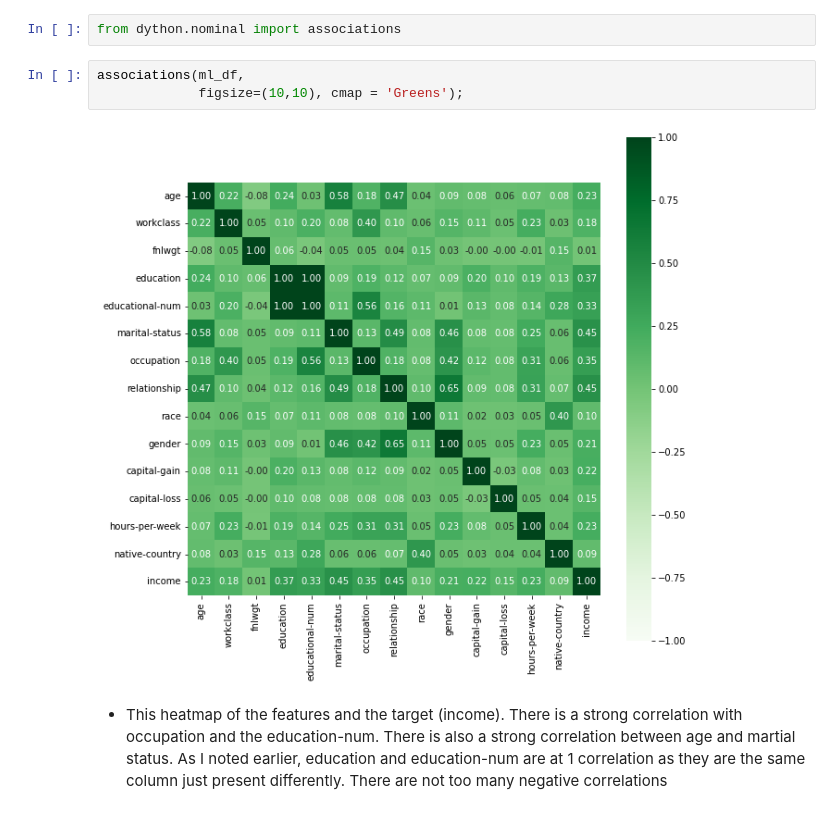
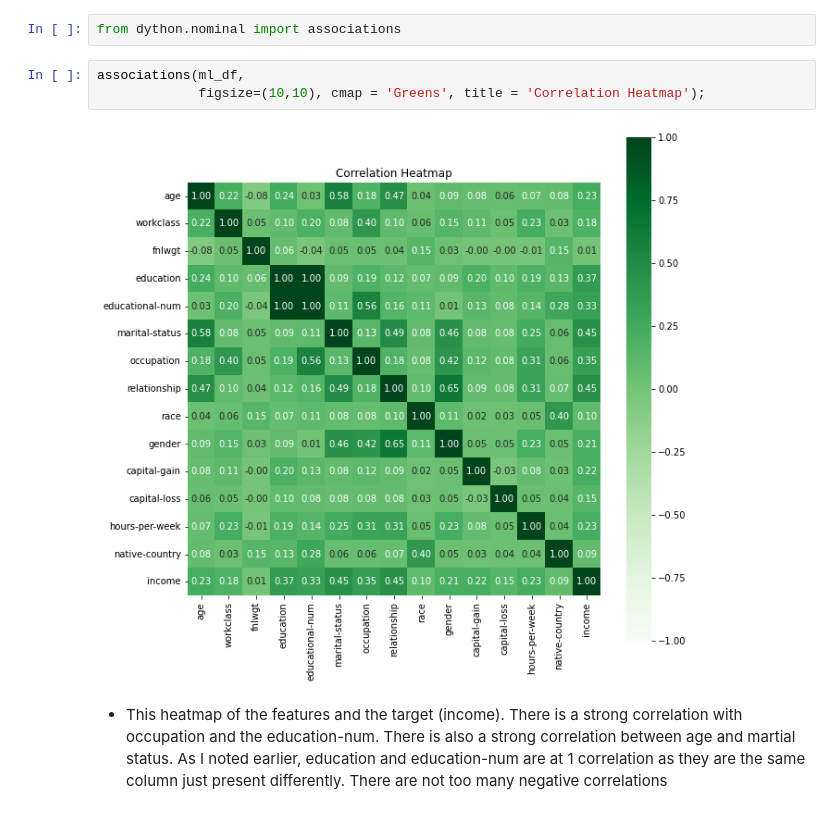
Before and after one commit to mkwak92/AdultIncome, a Jupyter notebook: Project_2.ipynb, the cells around one changed output. Saved outputs shown, nothing was run; the diff lists cells and outputs as text.

```diff
--- a/Project_2.ipynb
+++ b/Project_2.ipynb
@@ -458,9 +458,9 @@ Requirement already satisfied: joblib>=0.11 in /usr/local/lib/python3.7/dist-pac
 from dython.nominal import associations
 # %%
 associations(ml_df,
-             figsize=(10,10), cmap = 'Greens');
+             figsize=(10,10), cmap = 'Greens', title = 'Correlation Heatmap');
 # %% [output]
-[figure, old version]
+[figure, new version]
 # %% [markdown]
 - This heatmap of the features and the target (income). There is a strong correlation with occupation and the education-num. There is also a strong correlation between age and martial status. As I noted earlier, education and education-num are at 1 correlation as they are the same column just present differently. There are not too many negative correlations
 # %%
```
Also changed, not shown: parts of 14 cells of this notebook.
